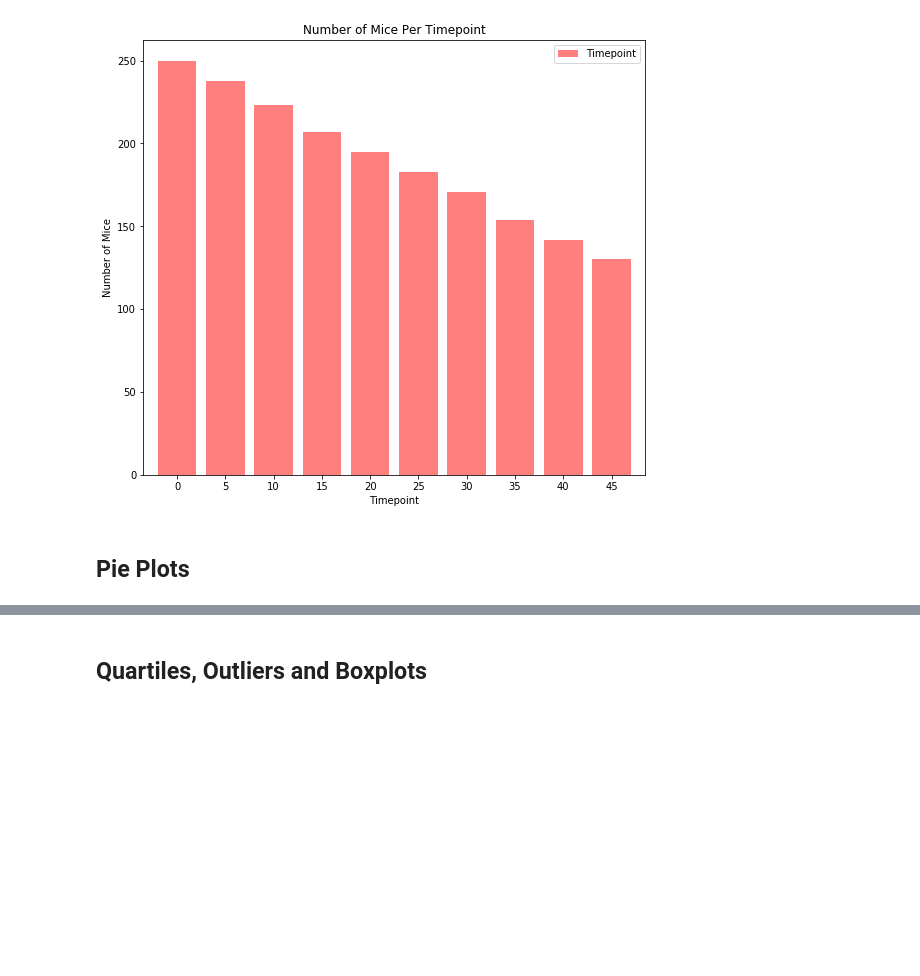
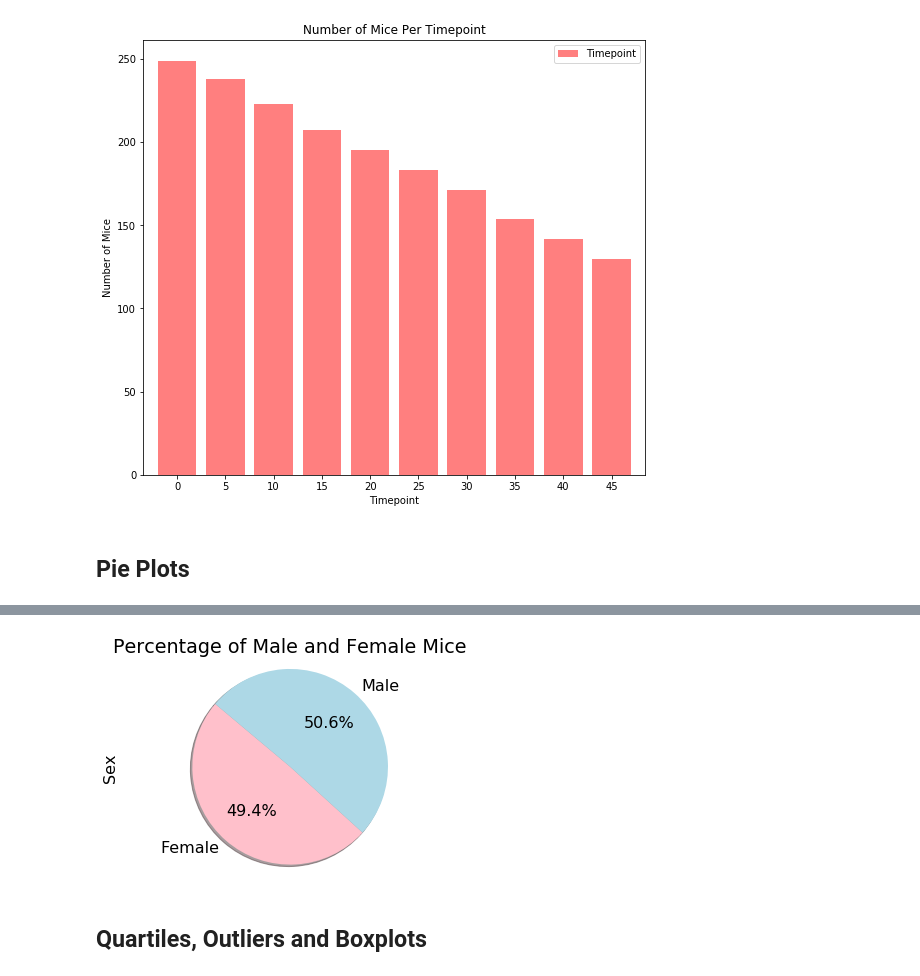
Before and after one commit to Zachary-A-Frame/pymaceuticals, a Jupyter notebook: Pymaceuticals/pymaceuticals_starter.ipynb, the cells around one changed output, grey strips where cells are left out. Saved outputs shown, nothing was run; the diff lists cells and outputs as text; code cells hidden in the pictures; blank space fills up the shorter version.

```diff
--- a/Pymaceuticals/pymaceuticals_starter.ipynb
+++ b/Pymaceuticals/pymaceuticals_starter.ipynb
@@ -167,3 +175,21 @@ sex_group = grouped_data.groupby('Sex')
+# %%
+# Generate a pie plot showing the distribution of female versus male mice using pyplot
+sex = list(sex_group_count.index.values)
+
+sex_counts = sex_group_count['Sex']
+
+colors = ["pink", "lightblue"]
+
+plt.pie(sex_counts, labels=sex, colors = colors, startangle=140, shadow=True, autopct="%1.1f%%")
+
+plt.rcParams['font.size'] = 16
+plt.title("Percentage of Male and Female Mice")
+plt.ylabel("Sex")
+plt.axis("equal")
+plt.savefig("figures/PyplotPieChart.png")
+plt.show()
+# %% [output]
+[figure, added]
 # %% [markdown]
 ## Quartiles, Outliers and Boxplots
 # %%
```
Also changed, not shown: parts of 15 cells of this notebook, 5 other files.
